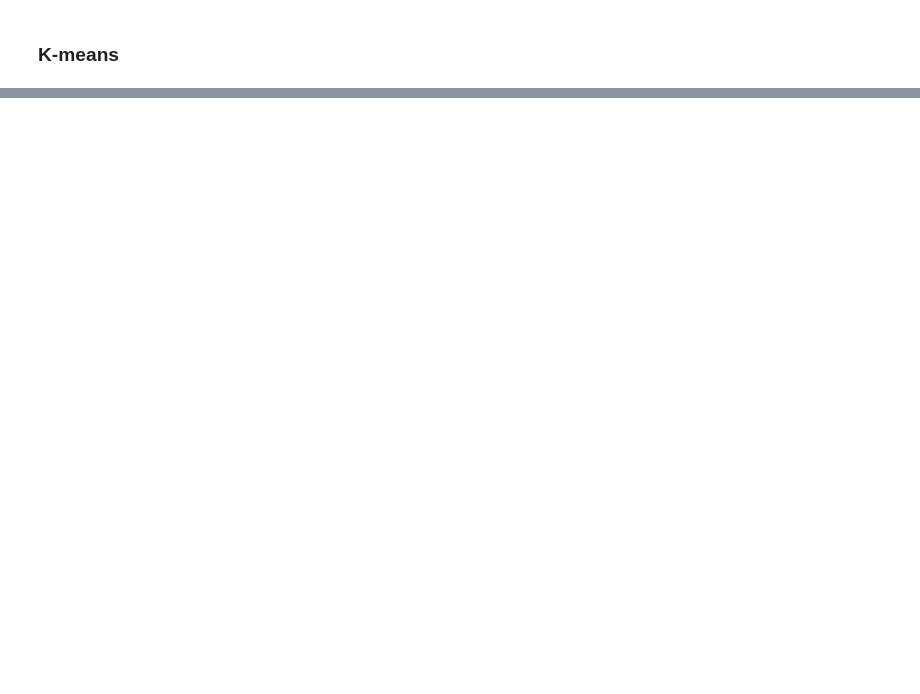
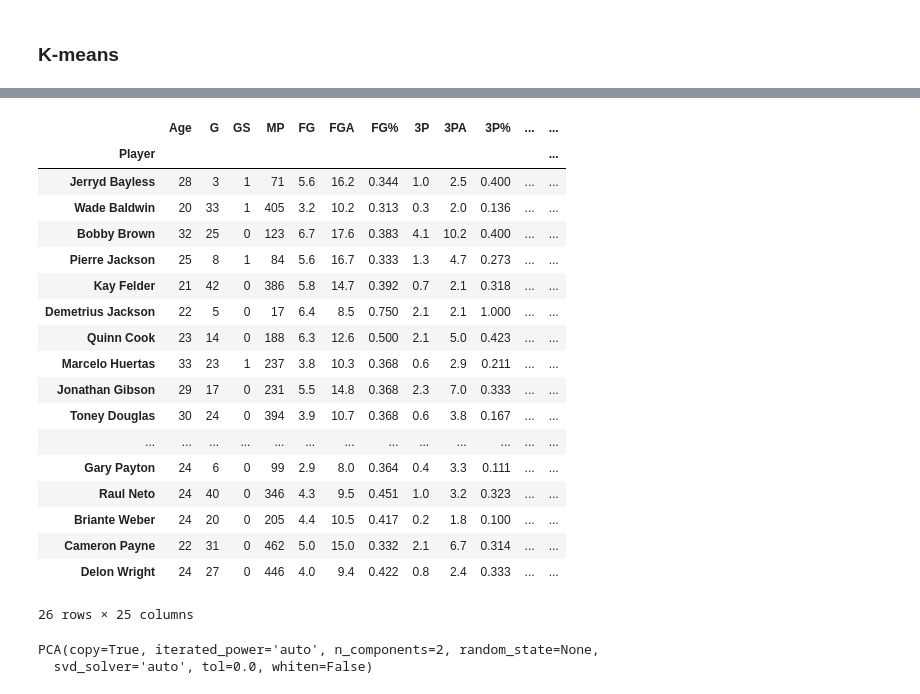
Before and after one commit to hsubbaraj/basketball_ml, a Jupyter notebook: all_pg_kmeans.ipynb, the cells around one changed output, grey strips where cells are left out. Cells and saved outputs as stored; diff of their text form; code cells hidden in the pictures; blank space fills up the shorter version.

```diff
--- a/all_pg_kmeans.ipynb
+++ b/all_pg_kmeans.ipynb
@@ -101,0 +125,31 @@ sorted_df.to_csv('clustered_pg.csv', sep='\t', encoding='utf-8')
+# %%
+x = sorted_df.where(sorted_df['cluster'] == 1)
+x = x.dropna([0,1], 'any')
+elite = x.join(pg_df).drop(['PC1', 'PC2', 'cluster'],axis=1)
+elite
+# %% [output]
+|  | Age | G | GS | MP | FG | FGA | FG% | 3P | 3PA | 3P% | ... | ... |
+| Player |  |  |  |  |  |  |  |  |  |  |  | ... |
+| Jerryd Bayless | 28 | 3 | 1 | 71 | 5.6 | 16.2 | 0.344 | 1.0 | 2.5 | 0.400 | ... | ... |
+| Wade Baldwin | 20 | 33 | 1 | 405 | 3.2 | 10.2 | 0.313 | 0.3 | 2.0 | 0.136 | ... | ... |
+| Bobby Brown | 32 | 25 | 0 | 123 | 6.7 | 17.6 | 0.383 | 4.1 | 10.2 | 0.400 | ... | ... |
+| Pierre Jackson | 25 | 8 | 1 | 84 | 5.6 | 16.7 | 0.333 | 1.3 | 4.7 | 0.273 | ... | ... |
+| Kay Felder | 21 | 42 | 0 | 386 | 5.8 | 14.7 | 0.392 | 0.7 | 2.1 | 0.318 | ... | ... |
+| Demetrius Jackson | 22 | 5 | 0 | 17 | 6.4 | 8.5 | 0.750 | 2.1 | 2.1 | 1.000 | ... | ... |
+| Quinn Cook | 23 | 14 | 0 | 188 | 6.3 | 12.6 | 0.500 | 2.1 | 5.0 | 0.423 | ... | ... |
+| Marcelo Huertas | 33 | 23 | 1 | 237 | 3.8 | 10.3 | 0.368 | 0.6 | 2.9 | 0.211 | ... | ... |
+| Jonathan Gibson | 29 | 17 | 0 | 231 | 5.5 | 14.8 | 0.368 | 2.3 | 7.0 | 0.333 | ... | ... |
+| Toney Douglas | 30 | 24 | 0 | 394 | 3.9 | 10.7 | 0.368 | 0.6 | 3.8 | 0.167 | ... | ... |
+| ... | ... | ... | ... | ... | ... | ... | ... | ... | ... | ... | ... | ... |
+| Gary Payton | 24 | 6 | 0 | 99 | 2.9 | 8.0 | 0.364 | 0.4 | 3.3 | 0.111 | ... | ... |
+| Raul Neto | 24 | 40 | 0 | 346 | 4.3 | 9.5 | 0.451 | 1.0 | 3.2 | 0.323 | ... | ... |
+| Briante Weber | 24 | 20 | 0 | 205 | 4.4 | 10.5 | 0.417 | 0.2 | 1.8 | 0.100 | ... | ... |
+| Cameron Payne | 22 | 31 | 0 | 462 | 5.0 | 15.0 | 0.332 | 2.1 | 6.7 | 0.314 | ... | ... |
+| Delon Wright | 24 | 27 | 0 | 446 | 4.0 | 9.4 | 0.422 | 0.8 | 2.4 | 0.333 | ... | ... |
+26 rows × 25 columns
+# %%
+pca2 = PCA(copy=True, n_components=2, whiten=False)
+pca2.fit(elite)
+# %% [output]
+PCA(copy=True, iterated_power='auto', n_components=2, random_state=None,
+  svd_solver='auto', tol=0.0, whiten=False)
```
Also changed, not shown: parts of 12 cells of this notebook, 5 other files.
